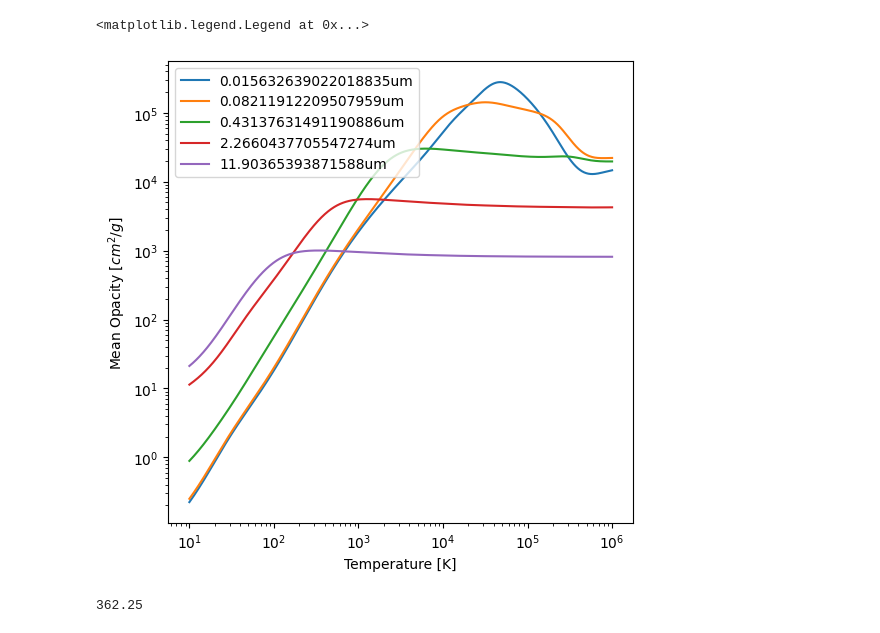
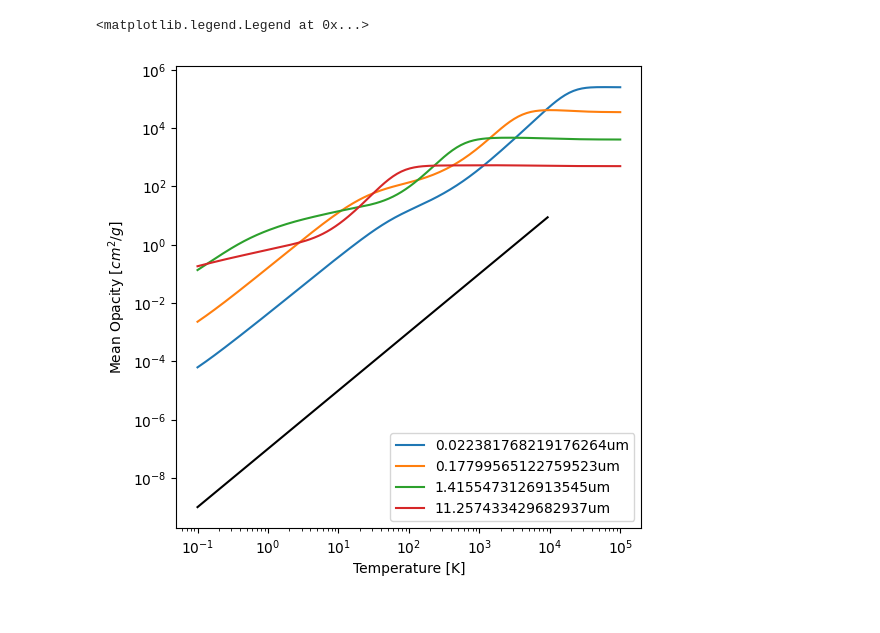
Before and after one commit to graves-andrew-02/DustOp, a Jupyter notebook: Opacity_Solver.ipynb, the cells around one changed output. Cells and saved outputs as stored; diff of their text form; code cells hidden in the pictures.

```diff
--- a/Opacity_Solver.ipynb
+++ b/Opacity_Solver.ipynb
@@ -53,6 +66,6 @@ ax.legend(loc = 'best')
 # %%
 x_plot = wv
-a = 1 # give in micrometers
+a = 10 # give in micrometers
 a = float(a)
 y_plot = mie.get_efficiencies(m, x_plot, a)
 # %%
@@ -331,4 +344,4 @@ def get_planck_flipped(a, wave, n, T, interpolation, fractions = [0.53, 0.47], s
   # 1e4 factor is the correct scale to convert from (um^2 / (g/cm^3 * um^3)) to (cm^2/g)
   return 1e4 * numerator / denominator
 # %%
-mie_interp, nd_mie_arr, beae, asd =  mie.create_mie_interp([1e-3, 1000], [1e-3, 20], wv_raw, n_raw, k_raw, 500, 60)
+mie_interp, nd_mie_arr, beae, asd =  mie.create_mie_interp([5e-2, 300000], [1e-3, 20], wv_raw, n_raw, k_raw, 1000, 40)
@@ -335,17 +351,19 @@ mie_interp, nd_mie_arr, beae, asd =  mie.create_mie_interp([1e-3, 1000], [1e-3,
 # %%
-wv, m = mie.interp_m(wv_raw, n_raw, k_raw, [2e-3, 1000], 500)
+wv, m = mie.interp_m(wv_raw, n_raw, k_raw, [5e-2, 1000], 500)
 a = np.logspace(np.log10(1e-3), np.log10(3), 40)
 temp_plot = np.logspace(np.log10(10),np.log10(3000000), 100)
 k_plot = np.zeros(len(temp_plot))
 kr_plot = np.zeros(len(temp_plot))
 kp_plot = np.zeros(len(temp_plot))
 
+dist = lambda r : mie.pwr_law(r, 3.5, cutoff_low = 0.005, cutoff_high = 2.5, total = 1)
 
+dist = lambda r : mie.std_dist(r)
 
 for i in range(0, len(temp_plot)):
-  k_plot[i] = get_planck(a, wv, mie.MRN, temp_plot[i], mie_interp)
-  kp_plot[i] = get_planck_flipped(a, wv, mie.MRN, temp_plot[i], mie_interp)
-  kr_plot[i] = get_rosseland(a, wv, mie.MRN, temp_plot[i], mie_interp)
+  k_plot[i] = get_planck(a, wv, dist, temp_plot[i], mie_interp)
+  kp_plot[i] = get_planck_flipped(a, wv, dist, temp_plot[i], mie_interp)
+  kr_plot[i] = get_rosseland(a, wv, dist, temp_plot[i], mie_interp)
 # %%
 fig, ax = plt.subplots(1, figsize = [6,6])
 
@@ -366,12 +384,14 @@ ax.legend(loc = 'upper left')
 # %%
-wv, m = mie.interp_m(wv_raw, n_raw, k_raw, [2e-3, 1000], 500)
+wv, m = mie.interp_m(wv_raw, n_raw, k_raw, [5e-2, 300000], 1000)
 
-points = np.logspace(np.log10(5e-3), np.log10(20), 6)
+N = 5
 
-temp_plot = np.logspace(np.log10(10),np.log10(1000000), 1000)
-k_plot = np.zeros([len(temp_plot),5])
-for j in range(0, 5):
+points = np.logspace(np.log10(5e-3), np.log10(20), N)
+
+temp_plot = np.logspace(np.log10(0.1),np.log10(100000), 200)
+k_plot = np.zeros([len(temp_plot),N])
+for j in range(0, N-1):
   for i in range(0, len(temp_plot)):
     # Pass a lambda function to preserve the cutoff bounds while allowing get_rosseland to evaluate over the radius array
-    n_dist = lambda r: mie.MRN(r, cutoff_low=points[j], cutoff_high=points[j+1])
+    n_dist = lambda r: mie.pwr_law(r, 0, cutoff_low=points[j], cutoff_high=points[j+1])
     k_plot[i][j] = get_rosseland(np.logspace(np.log10(points[j]), np.log10(points[j+1]), 20), wv, n_dist, temp_plot[i], mie_interp)
@@ -378,33 +401,40 @@ for j in range(0, 5):
 # %%
 fig, ax = plt.subplots(1, figsize = [6,6])
 
 #ax.plot(temp_plot, k_plot)
 
 
+temp_plot = np.logspace(np.log10(0.1),np.log10(100000), 200)
 
 lab = ''
 ax.plot(temp_plot, k_plot[:,0], label = f'{0.5* (points[1] + points[0])}um')
 
-for i in range(1,4):
+for i in range(1,N-1):
   ax.plot(temp_plot, k_plot[:,i], label = f'{0.5*(points[i+1] +points[i])}um')
   #ax.axvline(2.898e-3 * 0.5e6 / (points[i+1] +points[i]))
 
-ax.plot(temp_plot, k_plot[:,4], label = f'{0.5*(points[5] +points[4])}um')
+#ax.plot(temp_plot, k_plot[:,4], label = f'{0.5*(points[5] +points[4])}um')
 #ax.axvline(2.898e-3 * 1e6 / (points[5] +points[4]))
 #ax.set_title(f'bins of width {4}um')
 ax.set_xlabel('Temperature [K]')
 ax.set_ylabel(r'Mean Opacity [$cm^2/g$]')
 ax.set_yscale('log')
 ax.set_xscale('log')
+x_line = np.logspace(np.log10(min(temp_plot)),np.log10(max(temp_plot)),100)
+y_line = 0.00001*(x_line / 10)**2
 
-ax.legend(loc = 'upper left')
+ax.plot(x_line[x_line < 10000], y_line[x_line < 10000], color = 'black', label = "")
+
+x_line = np.logspace(np.log10(min(temp_plot)),np.log10(max(temp_plot)),100)
+y_line = 1*(x_line / 10)**2.5
+
+#ax.plot(x_line[x_line < 10000], y_line[x_line < 10000], color = 'black', label = "")
+
+
+ax.legend(loc = 'lower right')
 # %% [output]
 <matplotlib.legend.Legend at 0x...>
-[figure, old version]
+[figure, new version]
-# %%
-2.898e-3 * 1e6 /8
-# %% [output]
-362.25
 # %%
 # Use the existing notebook variables
 wave = wv
```
Also changed, not shown: parts of 10 cells of this notebook, 3 other files.
